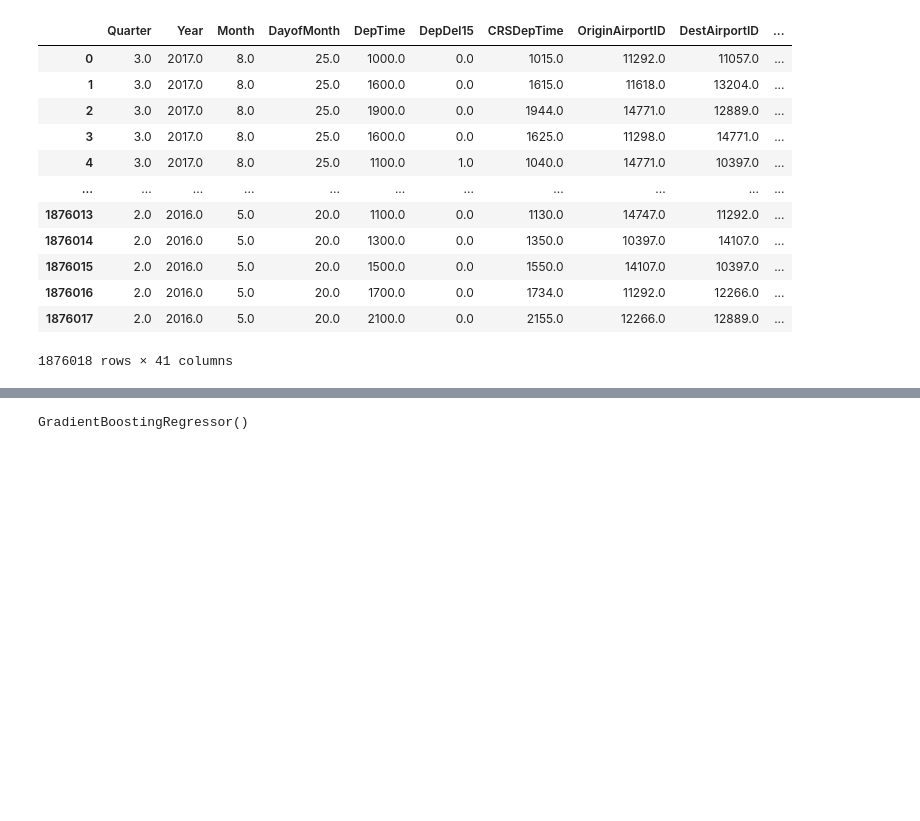
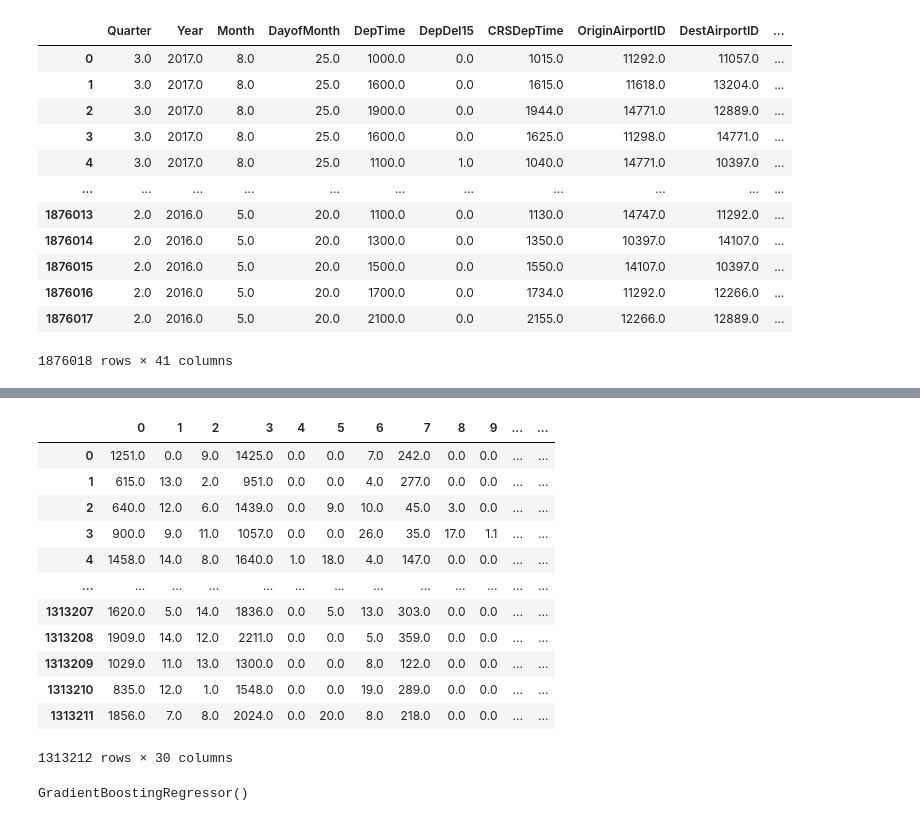
Before and after one commit to AMVamsi/Flight_Delay_Prediction, a Jupyter notebook: Project.ipynb, the cells around one changed output, grey strips where cells are left out. Cells and saved outputs as stored; diff of their text form; code cells hidden in the pictures; blank space fills up the shorter version.

```diff
--- a/Project.ipynb
+++ b/Project.ipynb
@@ -1103,3 +1122,20 @@ features_train, features_test, labels_train, labels_test = train_test_split(feat
+# %%
+dt=pd.DataFrame(features_train)
+dt
+# %% [output]
+|  | 0 | 1 | 2 | 3 | 4 | 5 | 6 | 7 | 8 | 9 | ... | ... |
+| 0 | 1251.0 | 0.0 | 9.0 | 1425.0 | 0.0 | 0.0 | 7.0 | 242.0 | 0.0 | 0.0 | ... | ... |
+| 1 | 615.0 | 13.0 | 2.0 | 951.0 | 0.0 | 0.0 | 4.0 | 277.0 | 0.0 | 0.0 | ... | ... |
+| 2 | 640.0 | 12.0 | 6.0 | 1439.0 | 0.0 | 9.0 | 10.0 | 45.0 | 3.0 | 0.0 | ... | ... |
+| 3 | 900.0 | 9.0 | 11.0 | 1057.0 | 0.0 | 0.0 | 26.0 | 35.0 | 17.0 | 1.1 | ... | ... |
+| 4 | 1458.0 | 14.0 | 8.0 | 1640.0 | 1.0 | 18.0 | 4.0 | 147.0 | 0.0 | 0.0 | ... | ... |
+| ... | ... | ... | ... | ... | ... | ... | ... | ... | ... | ... | ... | ... |
+| 1313207 | 1620.0 | 5.0 | 14.0 | 1836.0 | 0.0 | 5.0 | 13.0 | 303.0 | 0.0 | 0.0 | ... | ... |
+| 1313208 | 1909.0 | 14.0 | 12.0 | 2211.0 | 0.0 | 0.0 | 5.0 | 359.0 | 0.0 | 0.0 | ... | ... |
+| 1313209 | 1029.0 | 11.0 | 13.0 | 1300.0 | 0.0 | 0.0 | 8.0 | 122.0 | 0.0 | 0.0 | ... | ... |
+| 1313210 | 835.0 | 12.0 | 1.0 | 1548.0 | 0.0 | 0.0 | 19.0 | 289.0 | 0.0 | 0.0 | ... | ... |
+| 1313211 | 1856.0 | 7.0 | 8.0 | 2024.0 | 0.0 | 20.0 | 8.0 | 218.0 | 0.0 | 0.0 | ... | ... |
+1313212 rows × 30 columns
 # %%
 from sklearn.ensemble import GradientBoostingRegressor
 lr = GradientBoostingRegressor()
```
Also changed, not shown: parts of 2 cells of this notebook.
